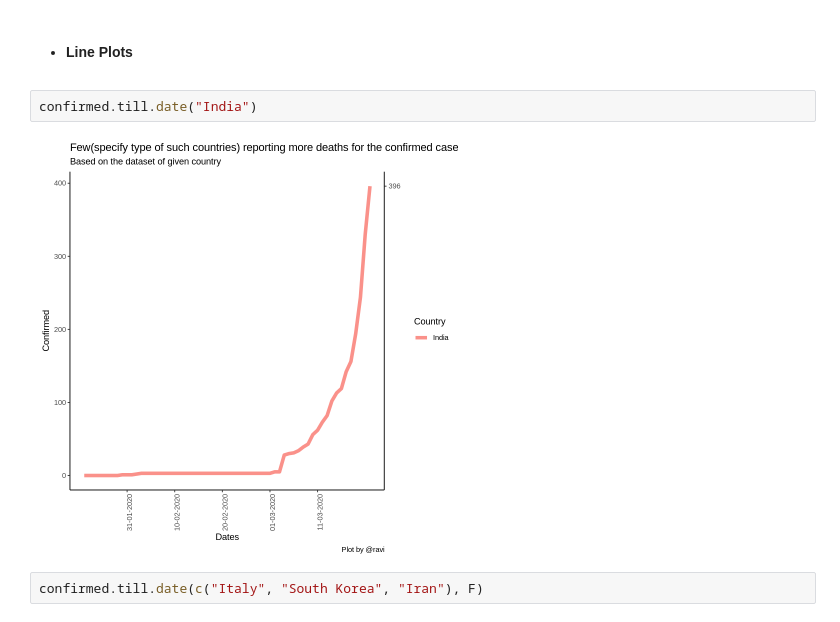
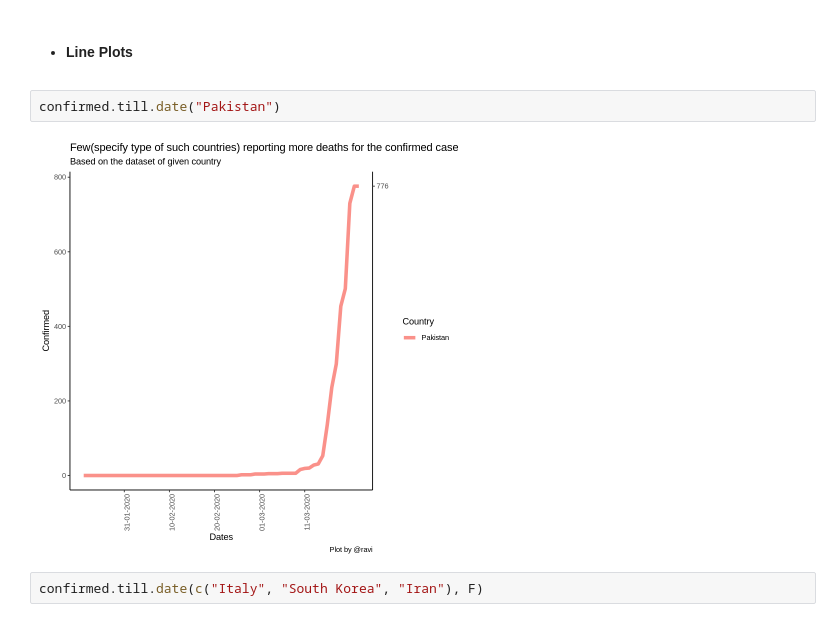
Before and after one commit to ravi-prakash1907/A-tracking-of-COVID-19, a Jupyter notebook: COVID-19/Notebooks/visualizer.ipynb, the cells around one changed output. Cells and saved outputs as stored; diff of their text form.

```diff
--- a/COVID-19/Notebooks/visualizer.ipynb
+++ b/COVID-19/Notebooks/visualizer.ipynb
@@ -319,9 +302,9 @@ till.date.Recovered = function(lName = c("Hubei", "World", "China", "Diamond Pri
 # %% [markdown]
 * #### Line Plots
 # %%
-confirmed.till.date("India")
+confirmed.till.date("Pakistan")
 # %% [output]
-[figure, old version]
+[figure, new version]
 # %%
 confirmed.till.date(c("Italy", "South Korea", "Iran"), F)
 # %% [output]
```
Also changed, not shown: parts of 2 cells of this notebook, 18 other files.
